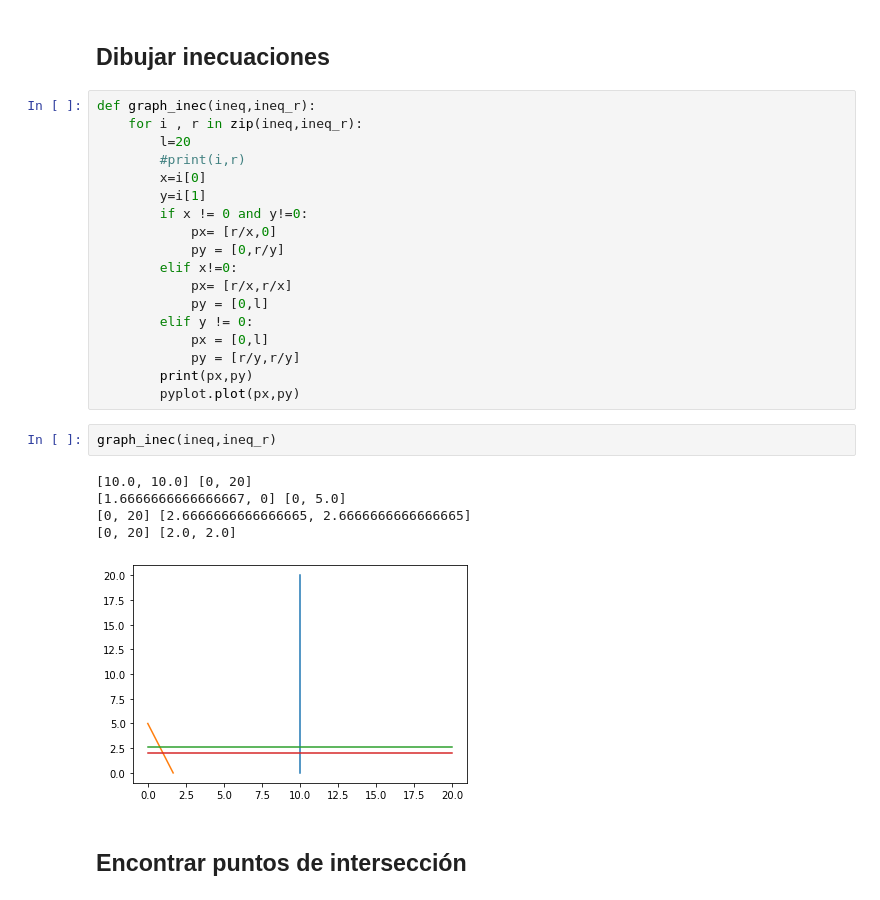
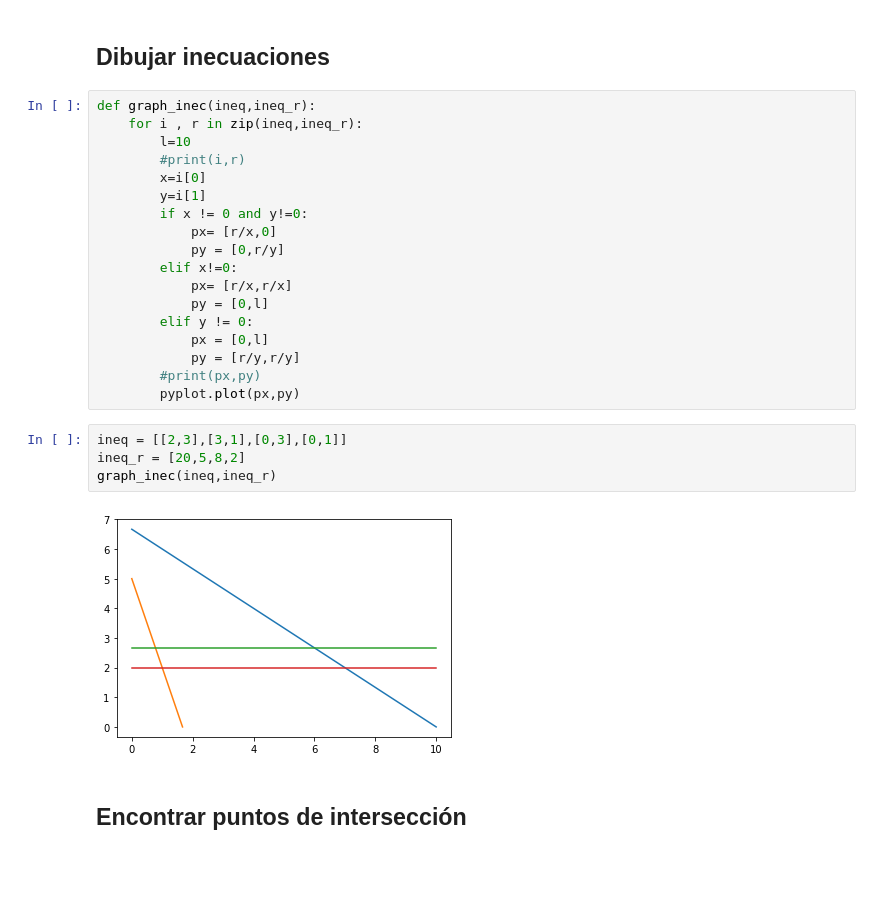
Before and after one commit to Frany-oss/Trabajo-Final-Algebra-Lineal, a Jupyter notebook: LinearProgramming.ipynb, the cells around one changed output. Cells and saved outputs as stored; diff of their text form; blank space fills up the shorter version.

```diff
--- a/LinearProgramming.ipynb
+++ b/LinearProgramming.ipynb
@@ -9,7 +9,7 @@ ineq_r = [20,5,8,2]
 # %%
 def graph_inec(ineq,ineq_r):
     for i , r in zip(ineq,ineq_r):
-        l=20
+        l=10
         #print(i,r)
         x=i[0]
         y=i[1]
@@ -22,15 +22,13 @@ def graph_inec(ineq,ineq_r):
         elif y != 0:
             px = [0,l]
             py = [r/y,r/y]
-        print(px,py)
+        #print(px,py)
         pyplot.plot(px,py)
-# %%
-graph_inec(ineq,ineq_r)
-# %% [output]
-[10.0, 10.0] [0, 20]
-[1.6666666666666667, 0] [0, 5.0]
-[0, 20] [2.6666666666666665, 2.6666666666666665]
-[0, 20] [2.0, 2.0]
-[figure, removed]
+# %%
+ineq = [[2,3],[3,1],[0,3],[0,1]]
+ineq_r = [20,5,8,2]
+graph_inec(ineq,ineq_r)
+# %% [output]
+[figure, added]
 # %% [markdown]
 ## Encontrar puntos de intersección
```
Also changed, not shown: parts of 10 cells of this notebook.
